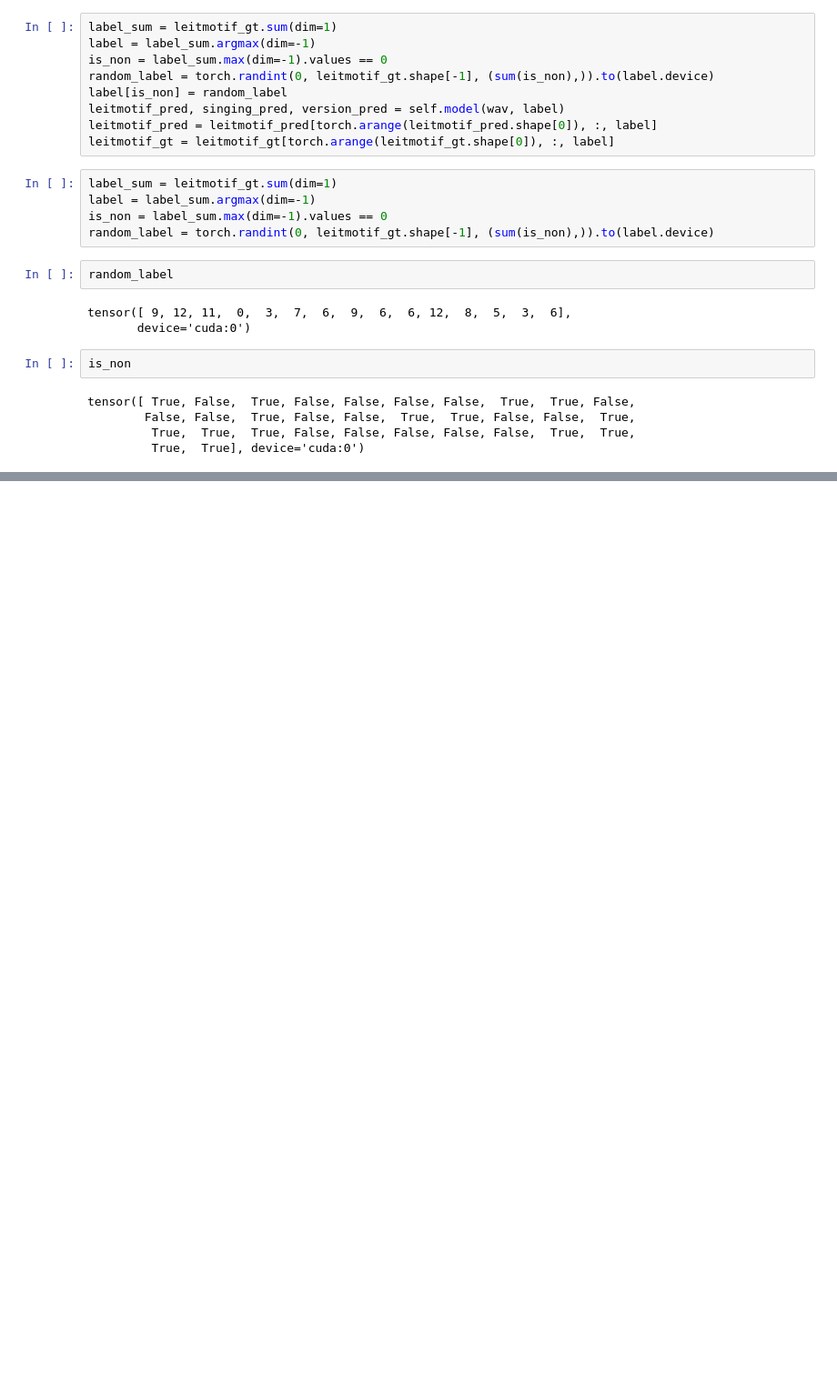
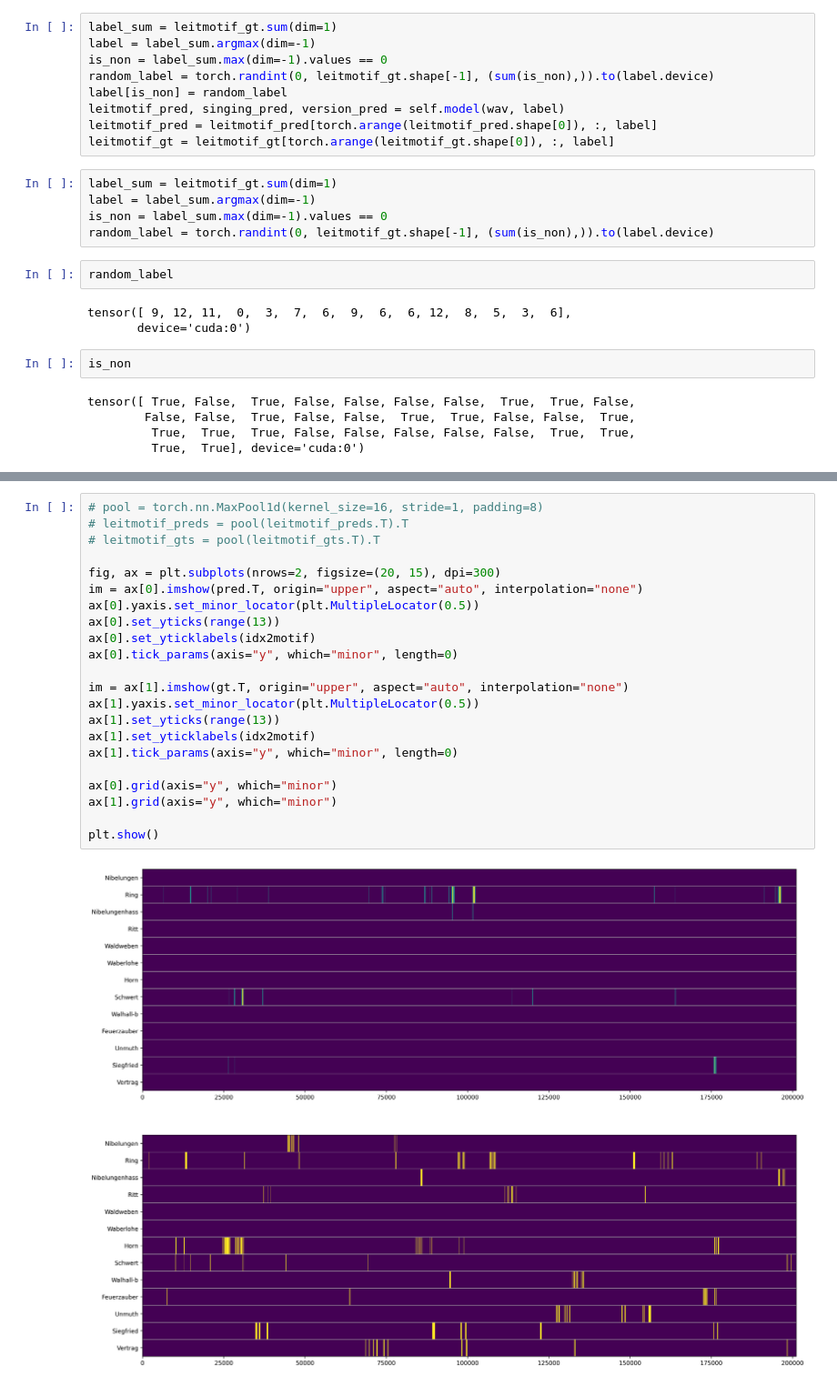
Before and after one commit to MALerLab/ring-leitmotif-detection, a Jupyter notebook: sandbox.ipynb, the cells around one changed output, grey strips where cells are left out. Shown at 91% size. Cells and saved outputs as stored; diff of their text form; blank space fills up the shorter version.

```diff
--- a/notebooks/sandbox.ipynb
+++ b/sandbox.ipynb
@@ -414,0 +442,24 @@ tensor([ True, False,  True, False, False, False, False,  True,  True, False,
+# %%
+# pool = torch.nn.MaxPool1d(kernel_size=16, stride=1, padding=8)
+# leitmotif_preds = pool(leitmotif_preds.T).T
+# leitmotif_gts = pool(leitmotif_gts.T).T
+
+fig, ax = plt.subplots(nrows=2, figsize=(20, 15), dpi=300)
+im = ax[0].imshow(pred.T, origin="upper", aspect="auto", interpolation="none")
+ax[0].yaxis.set_minor_locator(plt.MultipleLocator(0.5))
+ax[0].set_yticks(range(13))
+ax[0].set_yticklabels(idx2motif)
+ax[0].tick_params(axis="y", which="minor", length=0)
+
+im = ax[1].imshow(gt.T, origin="upper", aspect="auto", interpolation="none")
+ax[1].yaxis.set_minor_locator(plt.MultipleLocator(0.5))
+ax[1].set_yticks(range(13))
+ax[1].set_yticklabels(idx2motif)
+ax[1].tick_params(axis="y", which="minor", length=0)
+
+ax[0].grid(axis="y", which="minor")
+ax[1].grid(axis="y", which="minor")
+
+plt.show()
+# %% [output]
+[figure, added]
```
Also changed, not shown: parts of 5 cells of this notebook, 5 other files.
